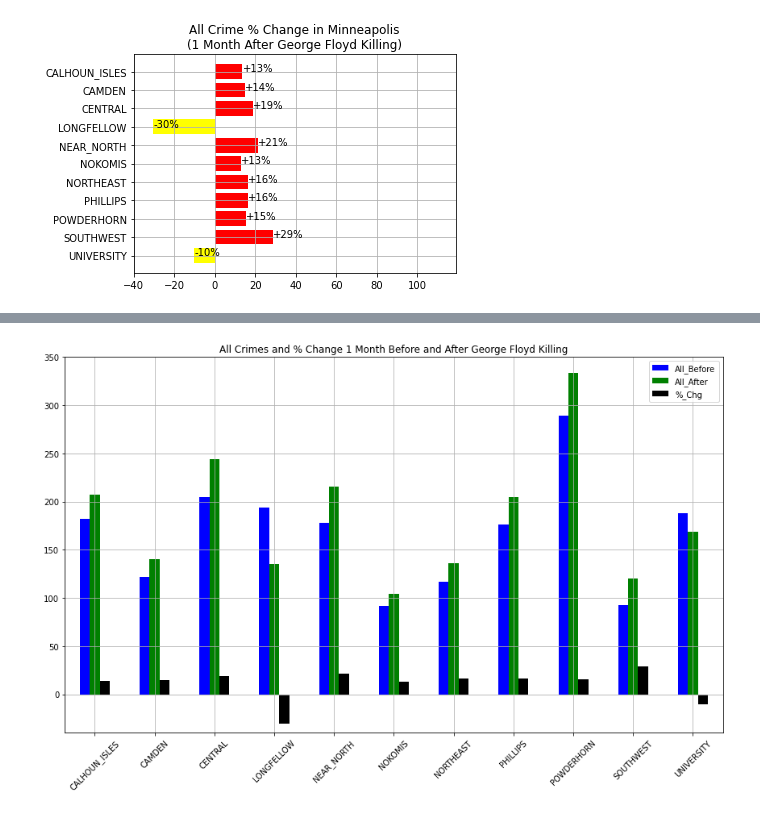
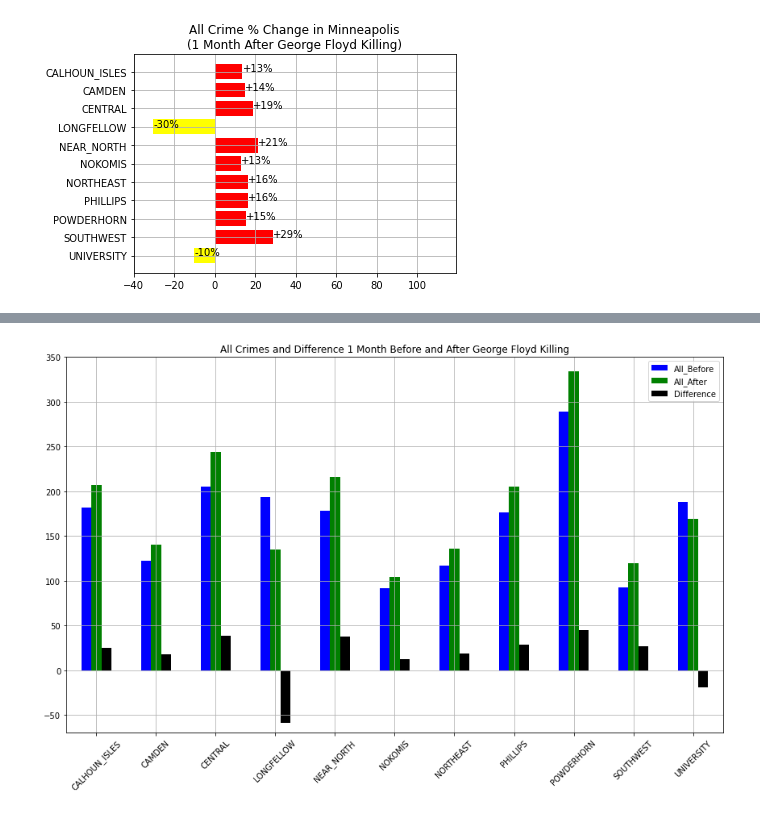
Before and after one commit to IliaPh/Project1-Group-8, a Jupyter notebook: WILLIAM_FINAL_LAST.ipynb, the cells around one changed output, grey strips where cells are left out. Drawn from its saved outputs; the diff is of its cells as text; code cells hidden in the pictures.

```diff
--- a/WILLIAM_FINAL_LAST.ipynb
+++ b/WILLIAM_FINAL_LAST.ipynb
@@ -431,7 +337,9 @@ Ttest_indResult(statistic=-1.1424975576593623, pvalue=0.2689013645089005)
 # %%
-plot_df_all = pd.DataFrame(index=COMMUNITIES, data={"All_Before":b_all, "All_After":a_all, "%_Chg": 0})
+plot_df_all = pd.DataFrame(index=COMMUNITIES, data={"All_Before":b_all, "All_After":a_all, \
+                                                    "%_Change": 0, "Difference":0})
 
-plot_df_all["%_Chg"] = ((plot_df_all["All_After"] - plot_df_all["All_Before"]) / plot_df_all["All_Before"]) * 100
+plot_df_all["%_Change"] = ((plot_df_all["All_After"] - plot_df_all["All_Before"]) / plot_df_all["All_Before"]) * 100
+plot_df_all["Difference"] = plot_df_all["All_After"] - plot_df_all["All_Before"]
 
 plot_df_all
 # %% [output]
@@ -450,12 +358,11 @@ plot_df_all
 # %%
 # % Change in Violent Crime 1 Month Before and After GF
 
-plot_df_all["positive"] = plot_df_all["%_Chg"] >= 0
+plot_df_all["positive"] = plot_df_all["%_Change"] >= 0
 
 x = COMMUNITIES
-y = plot_df_all["%_Chg"]
+y = plot_df_all["%_Change"]
 z = plot_df_all["positive"]
-
 
 plt.barh(x, y, color=z.map({True: 'red', False: 'yellow'}))
 
@@ -481,13 +410,12 @@ plt.savefig("PercentChangeAll.png")
 # %%
-plot_df_all.plot.bar(color=["blue", "green", "black"], figsize=(12,8))
+plot_df_all[["All_Before", "All_After", "Difference"]].plot.bar(color=["blue", "green", "black"], figsize=(12,8))
 
-
-plt.ylim(-40, 350)
+plt.ylim(-70, 350)
 plt.xticks(rotation=45)
 plt.grid()
-plt.title("All Crimes and % Change 1 Month Before and After George Floyd Killing")
+plt.title("All Crimes and Difference 1 Month Before and After George Floyd Killing")
 plt.tight_layout()
 
 plt.savefig("All_Before_After.png")
 # %% [output]
-[figure, old version]
+[figure, new version]
```
Also changed, not shown: parts of 17 cells of this notebook, 3 other files.
